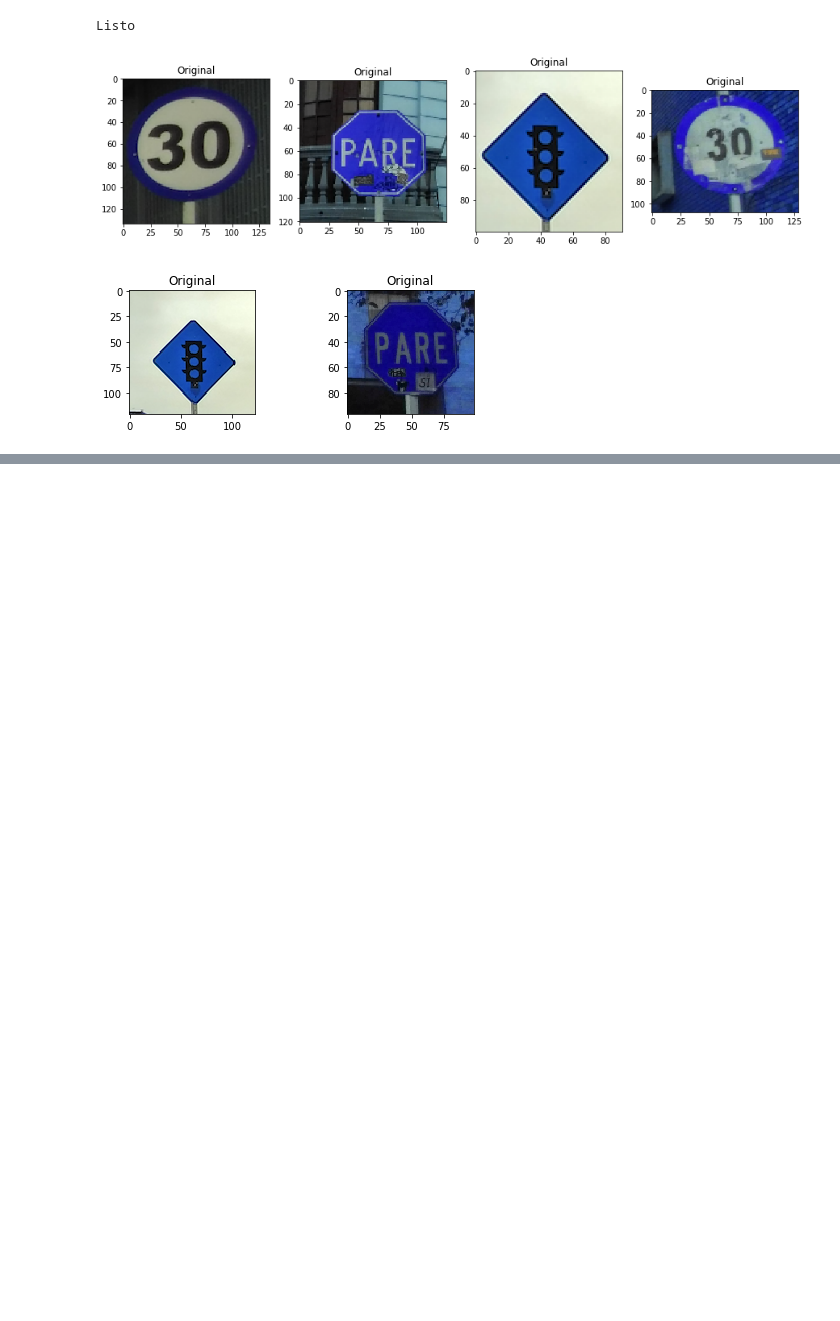
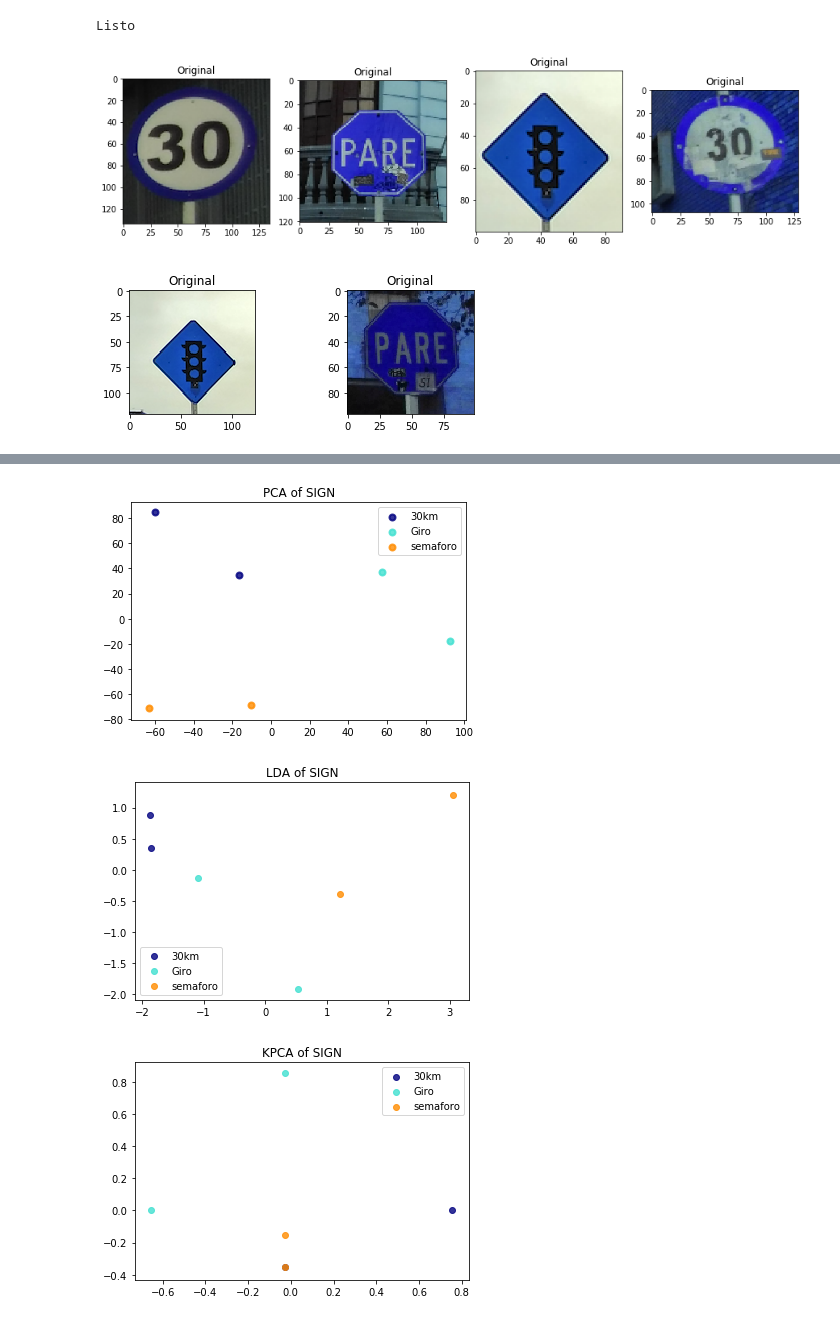
Before and after one commit to seradiazpin/MachineVisionUnal, a Jupyter notebook: Tarea12/Tarea12.ipynb, the cells around one changed output, grey strips where cells are left out. Cells and saved outputs as stored; diff of their text form; code cells hidden in the pictures; blank space fills up the shorter version.

Commit message:
KPCA

```diff
--- a/Tarea12/Tarea12.ipynb
+++ b/Tarea12/Tarea12.ipynb
@@ -136,9 +136,10 @@ def descriptors(img):
     return seg.kp
 # %%
 from sklearn import datasets
-from sklearn.decomposition import PCA
+from sklearn.decomposition import PCA, KernelPCA
 from sklearn.discriminant_analysis import LinearDiscriminantAnalysis
-def reduction_PCA(points):
+
+def reduction(points):
     X = []
     y = np.array([0,1,2,0,2,1])
     target_names = ["30km","Giro","semaforo"]
@@ -151,11 +152,17 @@ def reduction_PCA(points):
         data = []
 
     X = np.array(X)
+
+    #PCA
     pca = PCA(n_components=2)
     X_r = pca.fit(X).transform(X)
-
+    #LDA
     lda = LinearDiscriminantAnalysis(n_components=2)
     X_r2 = lda.fit(X, y).transform(X)
+    #KPCA
+    kpca = KernelPCA(kernel="rbf", fit_inverse_transform=True, gamma=10)
+    X_kpca = kpca.fit_transform(X)
+    X_back = kpca.inverse_transform(X_kpca)
 
     plt.figure()
     colors = ['navy', 'turquoise', 'darkorange']
@@ -175,10 +182,9 @@ def reduction_PCA(points):
     plt.legend(loc='best', shadow=False, scatterpoints=1)
     plt.title('LDA of SIGN')
 
-kp1 = descriptors(sign)
-kp2 = descriptors(sign2)
-kp3 = descriptors(sign3)
-kp4 = descriptors(sign4)
-kp5 = descriptors(sign5)
-kp6 = descriptors(sign6)
-reduction_PCA([kp1,kp2,kp3,kp4,kp5,kp6])
+    plt.figure()
+    for color, i, target_name in zip(colors, [0, 1, 2], target_names):
+        plt.scatter(X_kpca[y == i, 0], X_kpca[y == i, 1], alpha=.8, color=color,
+                    label=target_name)
+    plt.legend(loc='best', shadow=False, scatterpoints=1)
+    plt.title("KPCA of SIGN")
@@ -205,0 +219,6 @@ Detecting:
+# %%
+reduction([kp1,kp2,kp3,kp4,kp5,kp6])
+# %% [output]
+[figure, added]
+[figure, added]
+[figure, added]
```
Also changed, not shown: parts of 3 cells of this notebook.
